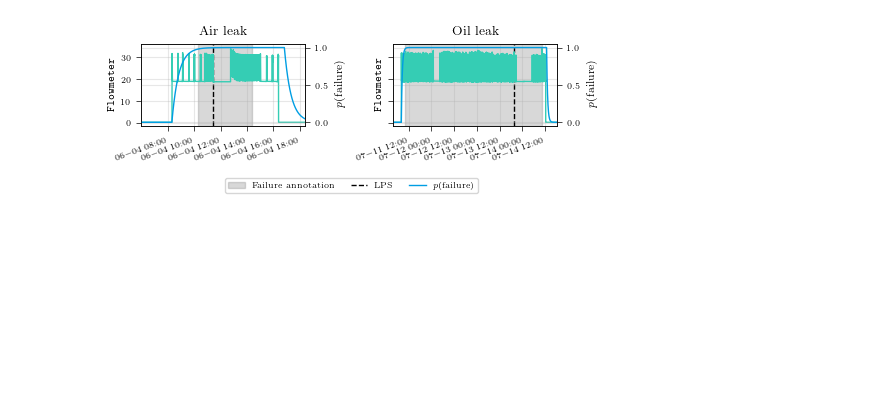
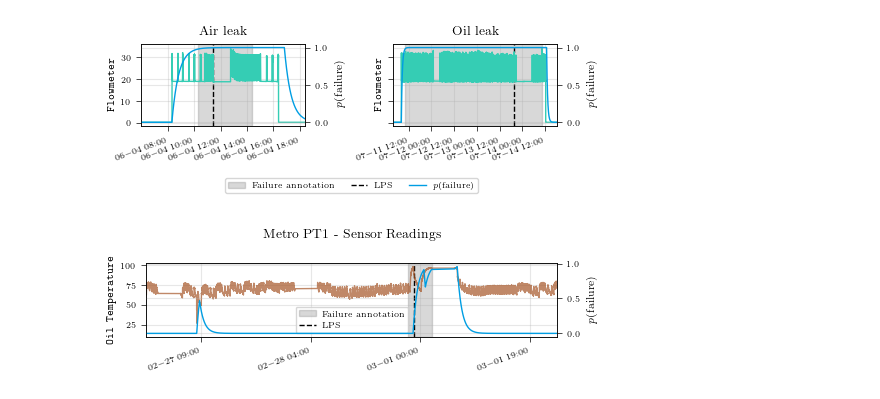
Before and after one commit to MatthiasJakobs/metro-xai, a Jupyter notebook: notebooks/plots.ipynb, the cells around one changed output. Drawn from its saved outputs; the diff is of its cells as text; code cells hidden in the pictures; blank space fills up the shorter version.

```diff
--- a/notebooks/plots.ipynb
+++ b/notebooks/plots.ipynb
@@ -88,3 +140,53 @@ fig.savefig('../plots/figure5.pdf', transparent=True, bbox_inches='tight')
 #fig.savefig('../plots/flowmeter_combined.pdf', transparent=True, bbox_inches='tight')
 # %% [output]
 [figure]
+# %%
+df = pd.read_csv(f'../MetroPT1.csv')
+df['timestamp'] = pd.to_datetime(df['timestamp'])
+df = df.sort_values('timestamp')
+df.reset_index(drop=True, inplace=True)
+
+plt.rcParams.update({'date.autoformatter.hour': '%m-%d %H:00'})
+
+# Load data
+with open('../data/pt1_test_chunk_dates.pkl', 'rb') as f:
+    test_chunk_dates = pickle.load(f)
+
+pfailure = np.load('../data/pt1_tcn_output.npy')
+# %%
+from matplotlib.ticker import MaxNLocator
+from matplotlib import dates as mdates
+
+t_start = np.datetime64('2022-02-27T00:00:00')
+t_end = np.datetime64('2022-03-02T00:00:00')
+
+fig, ax = default_plot(height_fraction=0.5, style='jdsa', subplots=(1, 1), sharex=True)
+
+c = COLORS.brown
+c_p = COLORS.blue
+sensor = 'Oil_temperature'
+
+ax.set_ylabel(r'\texttt{Oil Temperature}')
+
+ax.axvspan(xmin=np.datetime64('2022-02-28T21:53'), xmax=np.datetime64('2022-03-01T02:00'), color='gray', alpha=0.3, label='Failure annotation')
+ax.axvline(x=np.datetime64('2022-02-28T22:50'), color='black', linestyle='--', label='LPS')
+
+ax.plot(df.timestamp[df.timestamp > '2022-01-01T00:00'], df[sensor][df.timestamp > '2022-01-01T00:00:00'], color=c, alpha=0.7)
+#fig.savefig('../plots/figure4.pdf', transparent=True)
+ax.set_xticks(ax.get_xticks(), ax.get_xticklabels(), rotation=20, ha='right')
+ax.set_xlim([t_start, t_end])
+ax.xaxis.set_major_formatter(mdates.DateFormatter('%m-%d %H:00'))
+ax.xaxis.set_major_locator(MaxNLocator(nbins=4))
+
+ax.legend(loc='lower center')
+
+ax2 = ax.twinx()
+ax2.set_ylabel(r'$p(\textrm{failure})$')
+ax2.plot(test_chunk_dates[:, 1], pfailure, color=c_p, label=r'$p(\textrm{failure})$')
+
+fig.suptitle('Metro PT1 - Sensor Readings')
+fig.tight_layout()
+#fig.savefig('../plots/figure4.pdf', transparent=True)
+fig.savefig('../plots/pt1_sensors.pdf', transparent=True)
+# %% [output]
+[figure, added]
```
Also changed, not shown: parts of 1 cell of this notebook, 4 other files.
